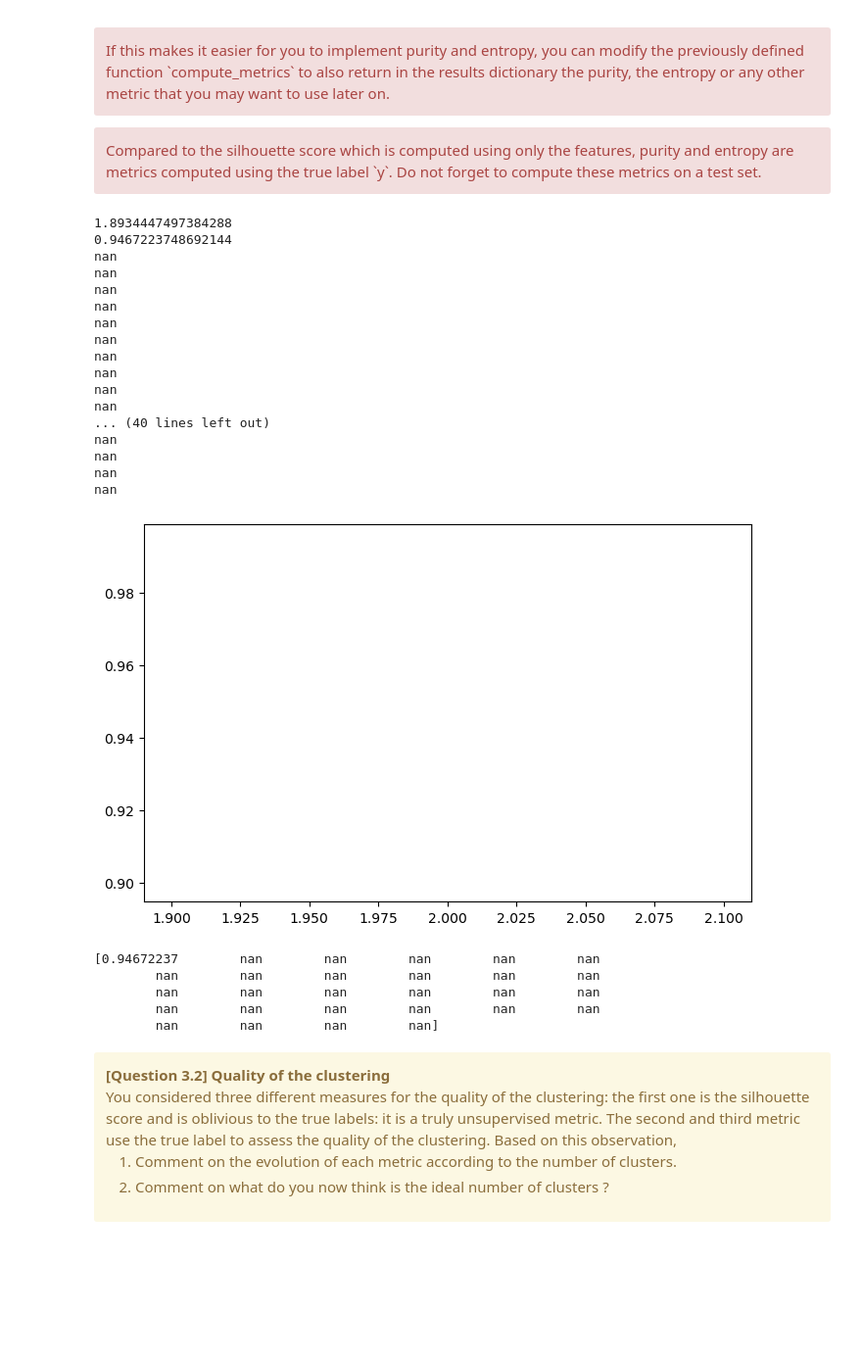
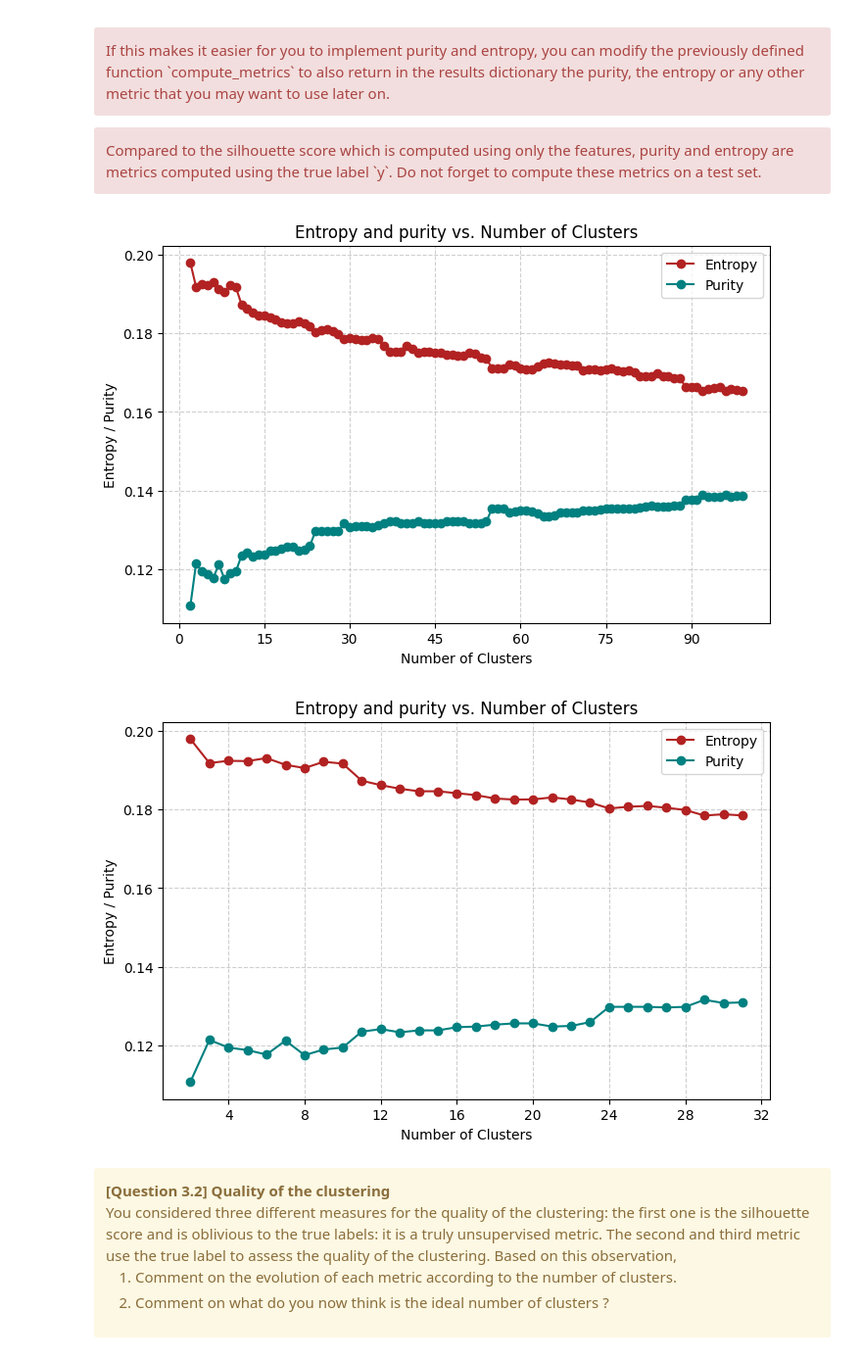
Before and after one commit to Potomolo/LEPL1109-CraHackaton, a Jupyter notebook: Hackaton_3/H3-Clustering-Student.ipynb, the cells around one changed output. Shown at 98% size. Cells and saved outputs as stored; diff of their text form; code cells hidden in the pictures; blank space fills up the shorter version.

```diff
--- a/Hackaton_3/H3-Clustering-Student.ipynb
+++ b/Hackaton_3/H3-Clustering-Student.ipynb
@@ -1173,69 +1173,67 @@ A good clustering aims for both high purity (most points in a cluster belong to
 # %%
 """
 CELL N°3.2.2 : Purity and Entropy
 
 @pre:  A split of your dataset: X_train, X_test, y_train, y_test
 @post: A "Purity/Entropy versus Number of Clusters" plot. There should be two curves, one for the purity and one for the entropy.
 """
 
 def compute_purity_entropy(model, X_train, y_train, X_test, y_test):
-    y_pred = compute_y_pred(model, X_train, X_test, y_train)
+    train_cluster,test_cluster = train_and_predict(model, X_train, X_test)
     purity = 0
     entropy = 0
-    x_clusters = model.predict(X_test)
-    pij_matrix = np.zeros((model.n_clusters,2))
+    N = len(y_train) + len(y_test)
 
-    for i in range(model.n_clusters):                      # j := Recidivist or not recidivist
+    for i in range(model.n_clusters):   # j := Recidivist or not recidivist
         for j in range(2):              # i := label of cluster
-            pij_matrix[i,j] = np.sum(np.where((x_clusters == i) & (y_test == j),1,0))/np.sum(np.where(x_clusters == i, 1, 0))
-            entropy += - pij_matrix[i,j] * np.log(pij_matrix[i,j])/np.log(2)
+            point_in_cluster_in_Ci = np.sum(np.where(test_cluster == i, 1, 0))
+            point_of_label_j_in_Ci = np.sum(np.where((test_cluster == i) & (y_test == j),1,0))
+            pij = point_of_label_j_in_Ci/point_in_cluster_in_Ci if point_in_cluster_in_Ci > 0 else 0
+            entropy -= point_in_cluster_in_Ci * pij * np.log(pij)/np.log(2) if pij > 0 else 0
 
-    print(entropy)
-    entropy /= 2.
-    print(entropy)
+        _, counts = np.unique(y_test[test_cluster == i],return_counts=True)
+        if counts.size > 0:
+            purity += np.max(counts)
+
+    entropy /= N
+    purity /= N
     return purity,entropy
 
-
-n_cluster_array = np.arange(2,30)
-n_purity = np.arange(2,30,dtype=np.float64)
-n_entropy = np.arange(2,30,dtype=np.float64)
+nmax = 100 #1000 takes 5m30
+n_cluster_array = np.arange(2,nmax)
+n_purity = np.arange(2,nmax,dtype=np.float64)
+n_entropy = np.arange(2,nmax,dtype=np.float64)
 
 
-for n in range(2,30):
+for n in range(2,nmax):
     kmeans = KMeans(n_clusters=n, random_state=random_seed)
     n_purity[n-2],n_entropy[n-2] = compute_purity_entropy(kmeans, X_train, y_train, X_test, y_test)
 
 
 plt.figure(figsize=(8, 5))
+plt.title('Entropy and purity vs. Number of Clusters')
+plt.xlabel('Number of Clusters')
+plt.ylabel('Entropy / Purity')
+plt.grid(visible=True, linestyle='--', alpha=0.6)
 plt.gca().xaxis.set_major_locator(MaxNLocator(integer=True))
-plt.plot(n_cluster_array,n_entropy)
+plt.plot(n_cluster_array,n_entropy, marker='o',linestyle='-',color='firebrick',label = 'Entropy')
+plt.plot(n_cluster_array,n_purity, marker='o',linestyle='-',color='teal',label = 'Purity')
+plt.legend()
 plt.show()
 
-print(n_entropy)
+plt.figure(figsize=(8, 5))
+plt.title('Entropy and purity vs. Number of Clusters')
+plt.xlabel('Number of Clusters')
+plt.ylabel('Entropy / Purity')
+plt.grid(visible=True, linestyle='--', alpha=0.6)
+plt.gca().xaxis.set_major_locator(MaxNLocator(integer=True))
+plt.plot(n_cluster_array[:30],n_entropy[:30], marker='o',linestyle='-',color='firebrick',label = 'Entropy')
+plt.plot(n_cluster_array[:30],n_purity[:30], marker='o',linestyle='-',color='teal',label = 'Purity')
+plt.legend()
+plt.show()
 # %% [output]
-1.8934447497384288
-0.9467223748692144
-nan
-nan
-nan
-nan
-nan
-nan
-nan
-nan
-nan
-nan
-... (40 lines left out)
-nan
-nan
-nan
-nan
-[figure, old version]
+[figure, new version]
-[0.94672237        nan        nan        nan        nan        nan
-        nan        nan        nan        nan        nan        nan
-        nan        nan        nan        nan        nan        nan
-        nan        nan        nan        nan        nan        nan
-        nan        nan        nan        nan]
+[figure, added]
 # %% [markdown]
 <div class="alert alert-warning">
 <b>[Question 3.2] Quality of the clustering </b>  <br>
```
Also changed, not shown: parts of 1 cell of this notebook.
